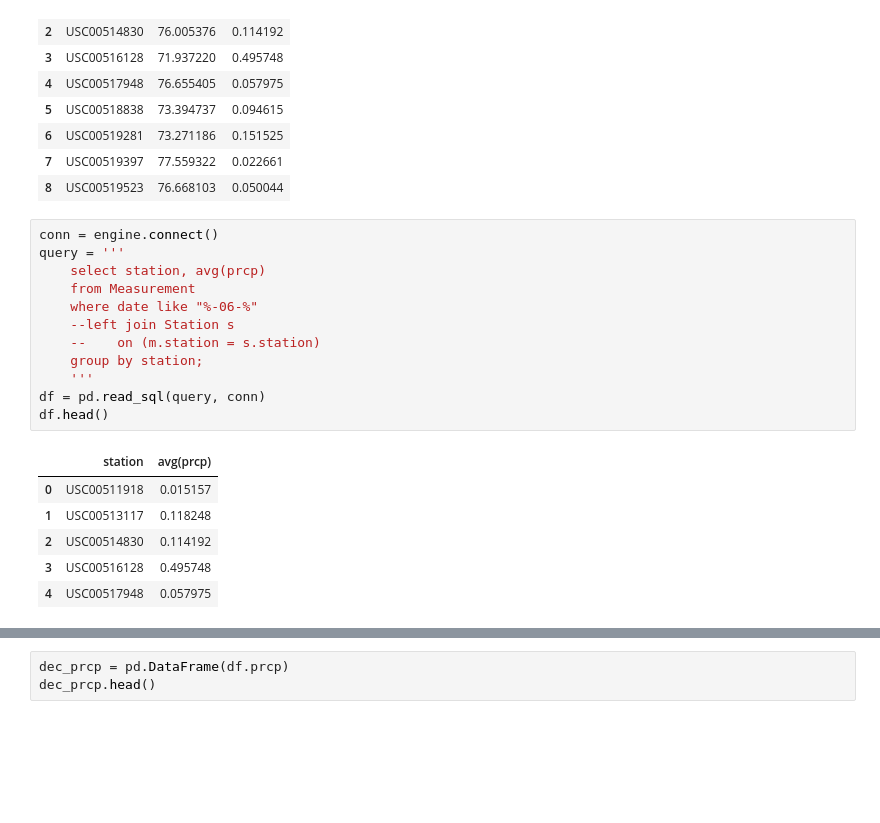
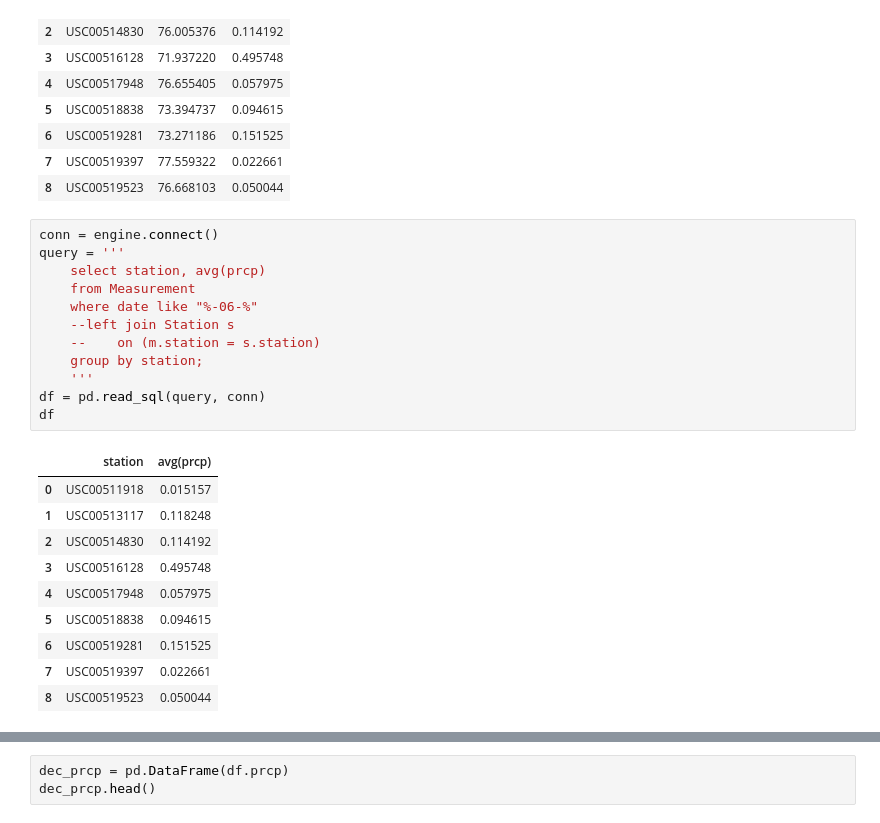
Before and after one commit to Olibabba/surfs_up, a Jupyter notebook: SurfsUp_Challenge.ipynb, the cells around one changed output, grey strips where cells are left out. Cells and saved outputs as stored; diff of their text form; blank space fills up the shorter version.

```diff
--- a/SurfsUp_Challenge.ipynb
+++ b/SurfsUp_Challenge.ipynb
@@ -325,19 +403,23 @@ df
 # %%
 conn = engine.connect()
 query = '''
     select station, avg(prcp)
     from Measurement
     where date like "%-06-%"
     --left join Station s
     --    on (m.station = s.station)
     group by station;
     '''
 df = pd.read_sql(query, conn)
-df.head()
+df
 # %% [output]
 |  | station | avg(prcp) |
 | 0 | USC00511918 | 0.015157 |
 | 1 | USC00513117 | 0.118248 |
 | 2 | USC00514830 | 0.114192 |
 | 3 | USC00516128 | 0.495748 |
 | 4 | USC00517948 | 0.057975 |
+| 5 | USC00518838 | 0.094615 |
+| 6 | USC00519281 | 0.151525 |
+| 7 | USC00519397 | 0.022661 |
+| 8 | USC00519523 | 0.050044 |
```
Also changed, not shown: parts of 9 cells of this notebook, 8 other files.
